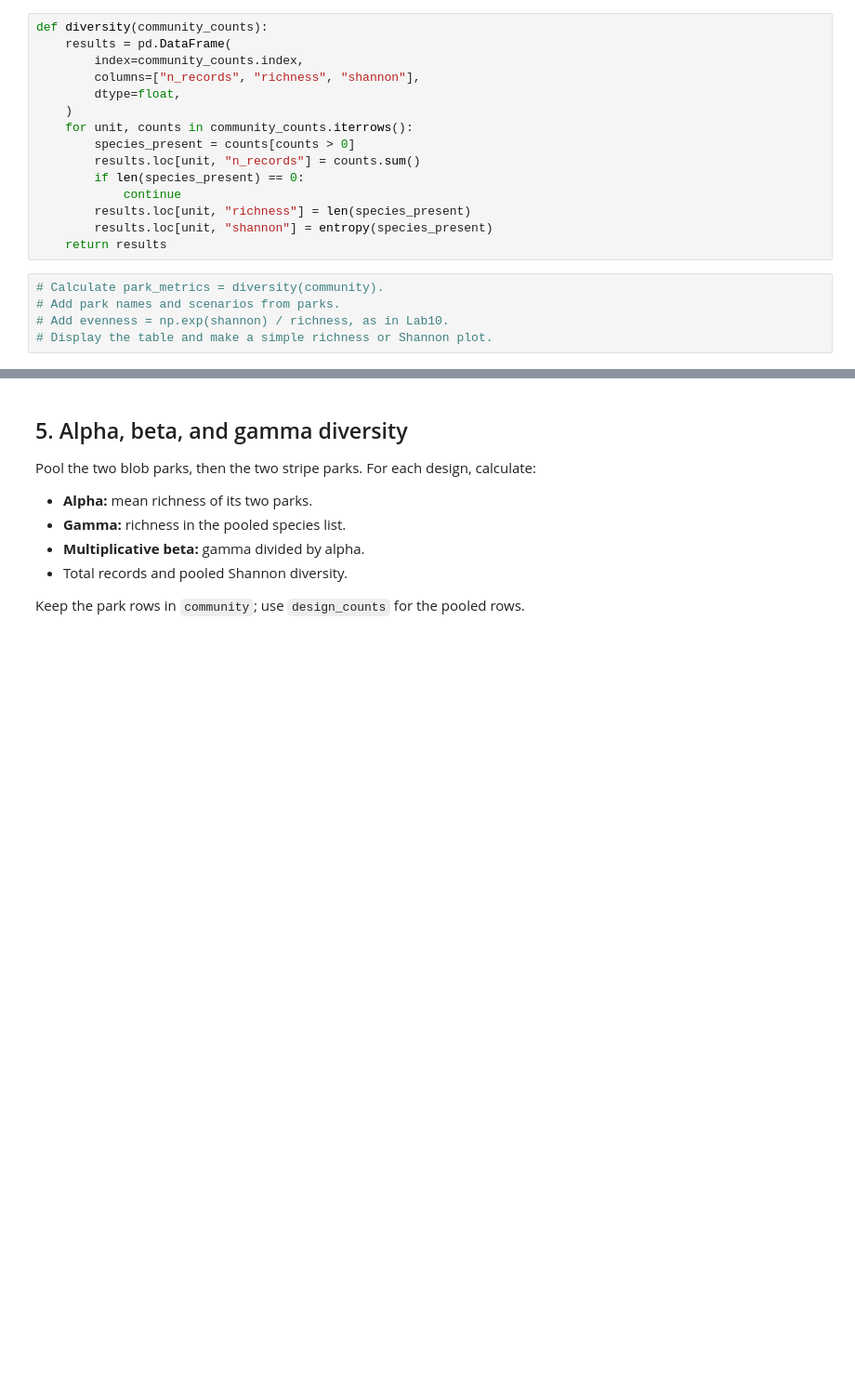
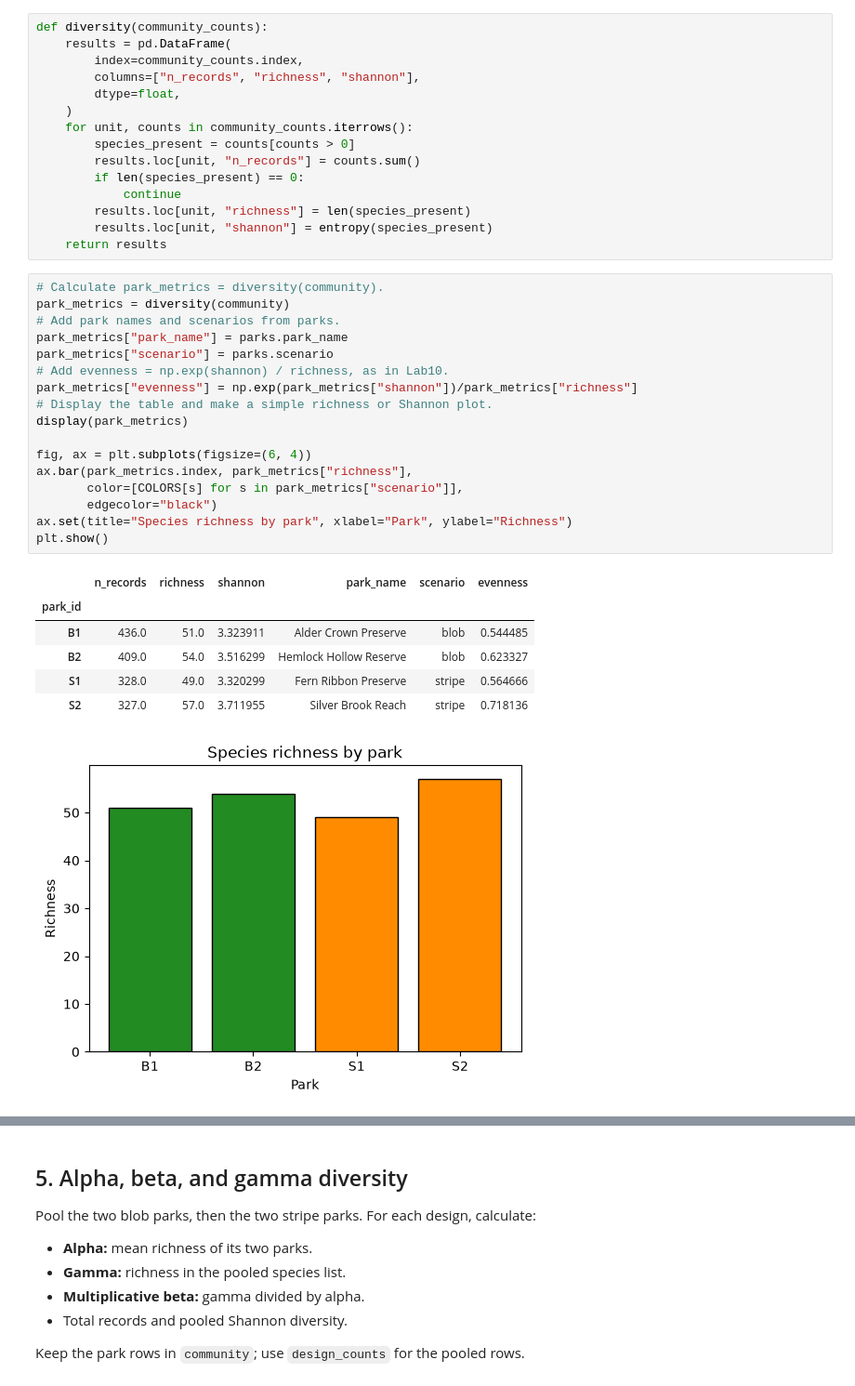
Before and after one commit to carlycoughlin-ux/BIO597-SpatialBiodiversity, a Jupyter notebook: docs/assignments/Assignment-10-SpatialCommunityComposition.ipynb, the cells around one changed output, grey strips where cells are left out. Shown at 93% size. Cells and saved outputs as stored; diff of their text form; blank space fills up the shorter version.

```diff
--- a/docs/assignments/Assignment-10-SpatialCommunityComposition.ipynb
+++ b/docs/assignments/Assignment-10-SpatialCommunityComposition.ipynb
@@ -113,9 +154,29 @@ def diversity(community_counts):
     return results
 # %%
 # Calculate park_metrics = diversity(community).
+park_metrics = diversity(community)
 # Add park names and scenarios from parks.
+park_metrics["park_name"] = parks.park_name
+park_metrics["scenario"] = parks.scenario
 # Add evenness = np.exp(shannon) / richness, as in Lab10.
+park_metrics["evenness"] = np.exp(park_metrics["shannon"])/park_metrics["richness"]
 # Display the table and make a simple richness or Shannon plot.
+display(park_metrics)
+
+fig, ax = plt.subplots(figsize=(6, 4))
+ax.bar(park_metrics.index, park_metrics["richness"],
+       color=[COLORS[s] for s in park_metrics["scenario"]],
+       edgecolor="black")
+ax.set(title="Species richness by park", xlabel="Park", ylabel="Richness")
+plt.show()
+# %% [output]
+|  | n_records | richness | shannon | park_name | scenario | evenness |
+| park_id |  |  |  |  |  |  |
+| B1 | 436.0 | 51.0 | 3.323911 | Alder Crown Preserve | blob | 0.544485 |
+| B2 | 409.0 | 54.0 | 3.516299 | Hemlock Hollow Reserve | blob | 0.623327 |
+| S1 | 328.0 | 49.0 | 3.320299 | Fern Ribbon Preserve | stripe | 0.564666 |
+| S2 | 327.0 | 57.0 | 3.711955 | Silver Brook Reach | stripe | 0.718136 |
+[figure, added]
 # %% [markdown]
 Does the richest park also have the highest Shannon diversity and evenness?
 What would adding 100 records of an already common species do to these measures?
```
Also changed, not shown: parts of 20 cells of this notebook.
